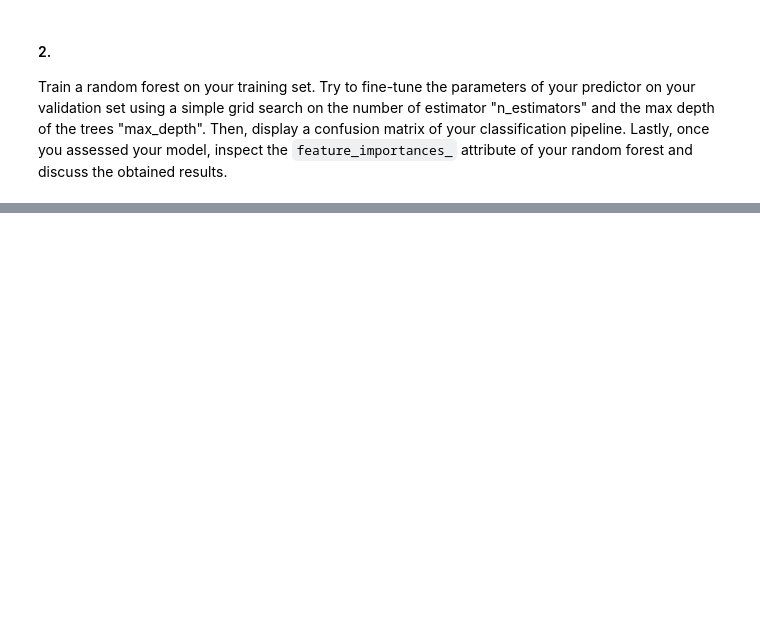
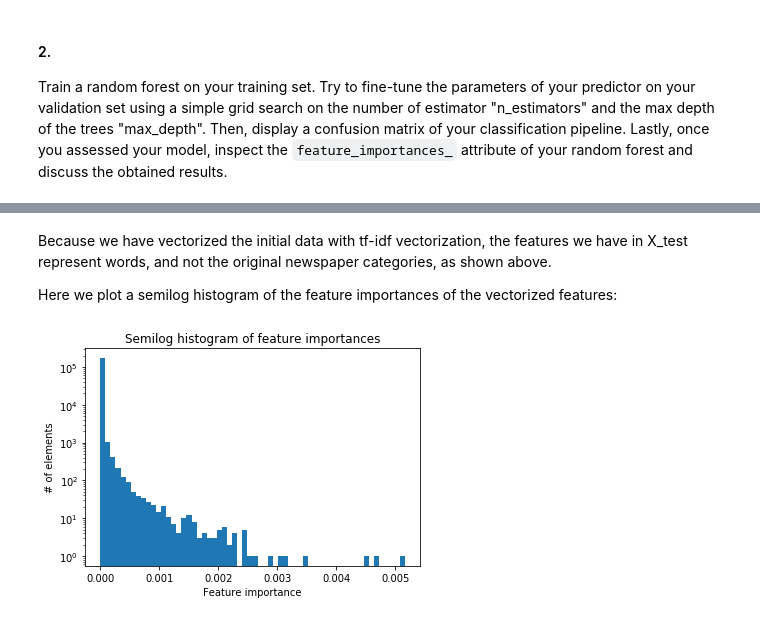
Before and after one commit to csbenz/ada, a Jupyter notebook: 04 - Applied ML/hw4.ipynb, the cells around one changed output, grey strips where cells are left out. Cells and saved outputs as stored; diff of their text form; code cells hidden in the pictures; blank space fills up the shorter version.

```diff
--- a/04 - Applied ML/hw4.ipynb
+++ b/04 - Applied ML/hw4.ipynb
@@ -743,0 +759,7 @@ Train a random forest on your training set. Try to fine-tune the parameters of y
+# %%
+# Train a random forest with the given parameters and return the accuracy of the model
+def test_rf(x_train, y_train, X_test, y_test, max_depth, n_estimators):
+    clf = RandomForestClassifier(random_state=5, max_depth=max_depth, n_estimators=n_estimators)
+    clf.fit(X_train, y_train)
+    #y_pred = clf.predict(X_test)
+    return clf.score(X_test, y_test)
@@ -743,0 +768,22 @@ Train a random forest on your training set. Try to fine-tune the parameters of y
+# %%
+
+n_estimators_range = np.logspace(2.3, 3.4, 3, dtype='int')
+max_depth_range = np.logspace(1.9, 3.0, 3, dtype='int')
+
+
+best_max_depth = 0
+best_n_estimators = 0
+
+# We do a grid search for the 2 parameters
+max_acc = float('-inf')
+for n_estimators in n_estimators_range:
+    for max_depth in max_depth_range:
+        acc = test_rf(X_train, y_train, X_test, y_test, max_depth, n_estimators)
+        print('{}   {}   {}'.format(acc, n_estimators, max_depth))
+        if acc > max_acc:
+            max_acc = acc
+            best_max_depth = max_depth
+            best_n_estimators = n_estimators
+
+print('Best n_estimator value: {}'.format(best_n_estimators))
+print('Best max_deptch value: {}'.format(best_max_depth))
@@ -744,3 +804,5 @@ Train a random forest on your training set. Try to fine-tune the parameters of y
 # %%
-clf = RandomForestClassifier(random_state=5)
+clf = RandomForestClassifier(random_state=5, max_depth=best_max_depth, n_estimators=best_n_estimators)
 clf.fit(X_train, y_train)
+validation_acc = clf.score(X_val, y_val)
+print('Validation accuracy: {}'.format(validation_acc))
@@ -779,0 +888,14 @@ print(grid_search_clf.best_params_)
+# %% [markdown]
+Because we have vectorized the initial data with tf-idf vectorization, the features we have in X_test represent words, and not the original newspaper categories, as shown above.
+
+Here we plot a semilog histogram of the feature importances of the vectorized features:
+# %%
+importances = clf.feature_importances_
+plt.hist(importances,bins=60)
+plt.gca().set_yscale('log')
+plt.title('Semilog histogram of feature importances')
+plt.xlabel('Feature importance')
+plt.ylabel('# of elements')
+plt.show()
+# %% [output]
+[figure, added]
```
Also changed, not shown: parts of 20 cells of this notebook.
